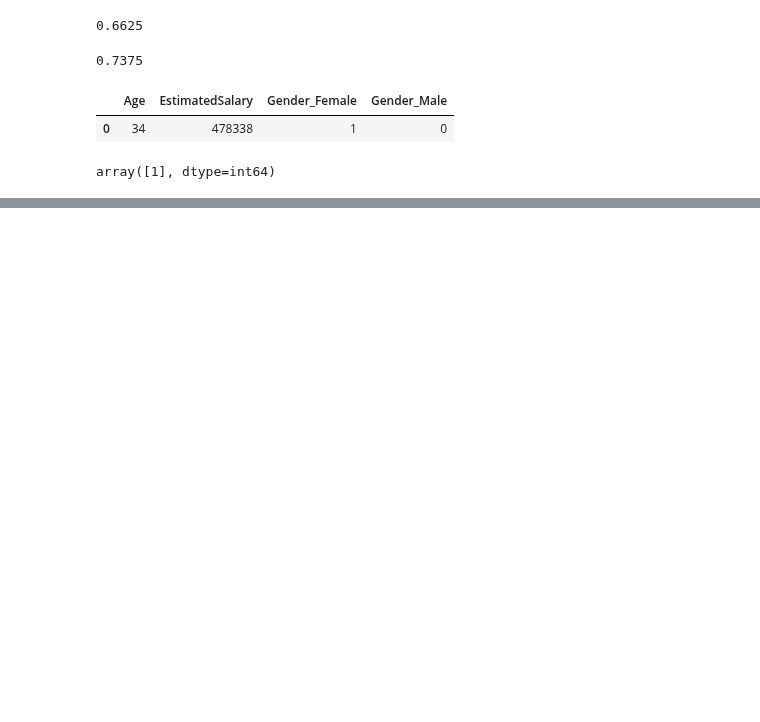
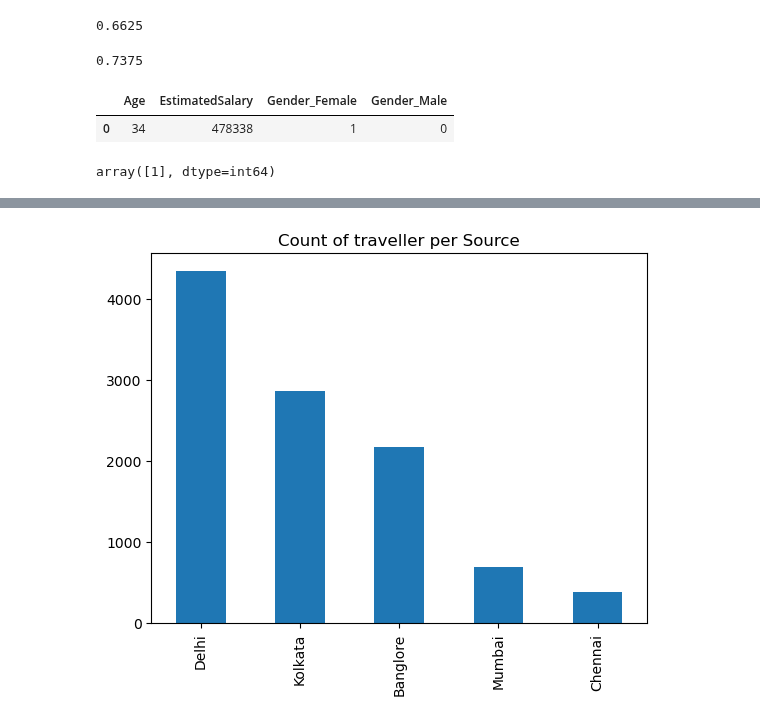
Before and after one commit to kazeemolaitanmusbau/Postgresql-Works, a Jupyter notebook: Untitled.ipynb, the cells around one changed output, grey strips where cells are left out. Drawn from its saved outputs; the diff is of its cells as text; code cells hidden in the pictures; blank space fills up the shorter version.

```diff
--- a/Untitled.ipynb
+++ b/Untitled.ipynb
@@ -165,0 +320,7 @@ random forest
+# %%
+Source=train["Source"].value_counts()
+Source.plot(kind="bar")
+plt.title("Count of traveller per Source")
+plt.show()
+# %% [output]
+[figure, added]
```
Also changed, not shown: parts of 34 cells of this notebook.
